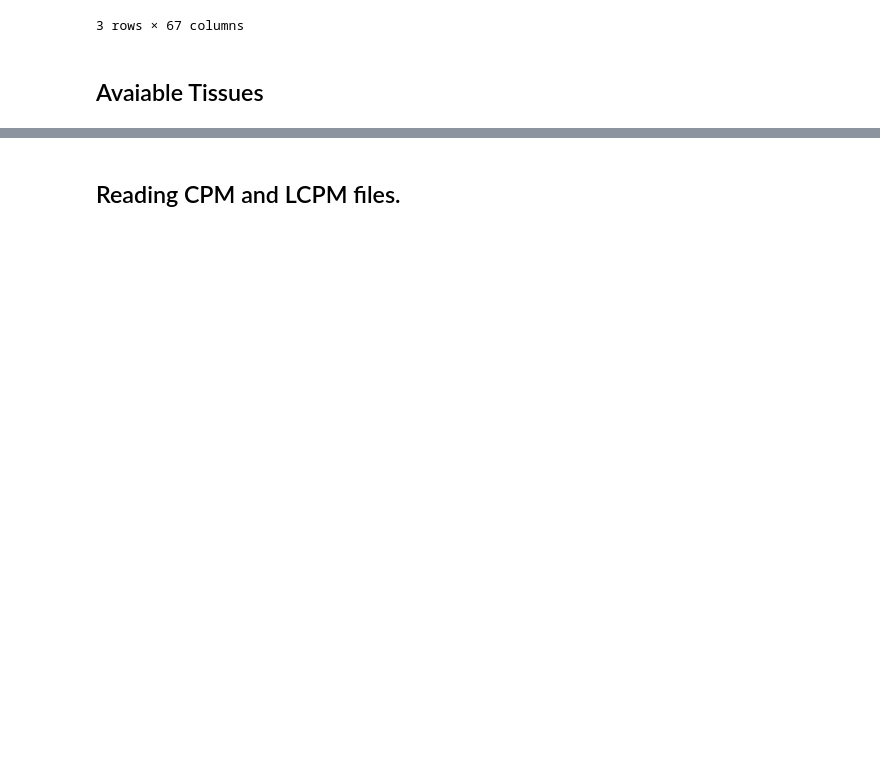
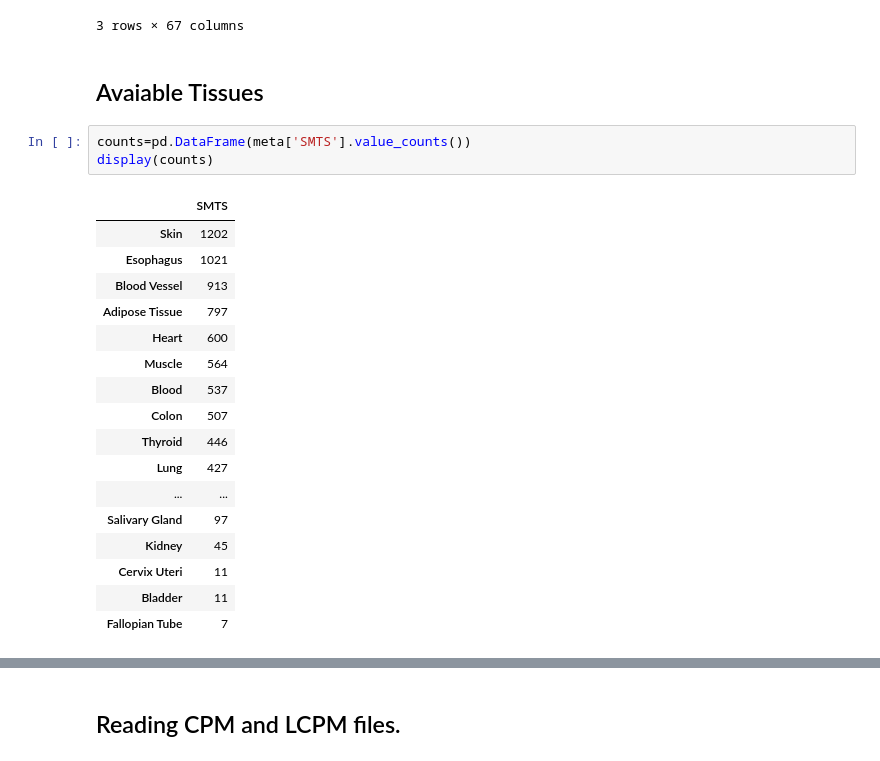
Before and after one commit to edgeslab/cs418-project-RNAge, a Jupyter notebook: perTissue_models.ipynb, the cells around one changed output, grey strips where cells are left out. Drawn from its saved outputs; the diff is of its cells as text; blank space fills up the shorter version.

```diff
--- a/perTissue_models.ipynb
+++ b/perTissue_models.ipynb
@@ -28,3 +34,24 @@ meta.iloc[0:3,:]
 3 rows × 67 columns
 # %% [markdown]
 ## Avaiable Tissues
+# %%
+counts=pd.DataFrame(meta['SMTS'].value_counts())
+display(counts)
+# %% [output]
+|  | SMTS |
+| Skin | 1202 |
+| Esophagus | 1021 |
+| Blood Vessel | 913 |
+| Adipose Tissue | 797 |
+| Heart | 600 |
+| Muscle | 564 |
+| Blood | 537 |
+| Colon | 507 |
+| Thyroid | 446 |
+| Lung | 427 |
+| ... | ... |
+| Salivary Gland | 97 |
+| Kidney | 45 |
+| Cervix Uteri | 11 |
+| Bladder | 11 |
+| Fallopian Tube | 7 |
```
Also changed, not shown: parts of 38 cells of this notebook, 7 other files.
